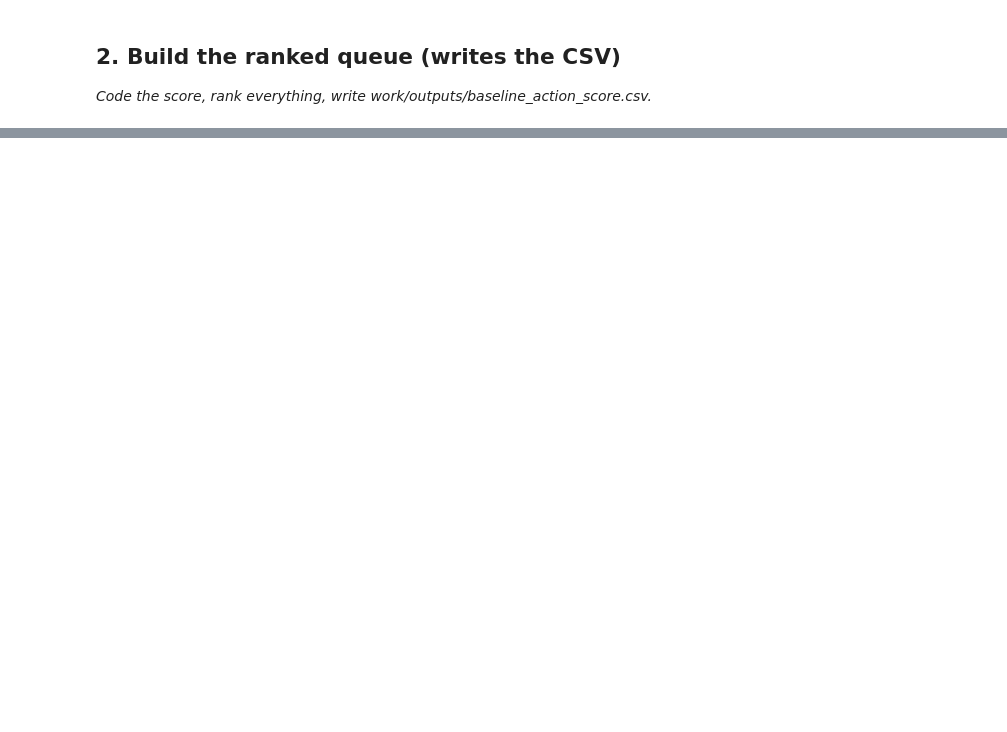
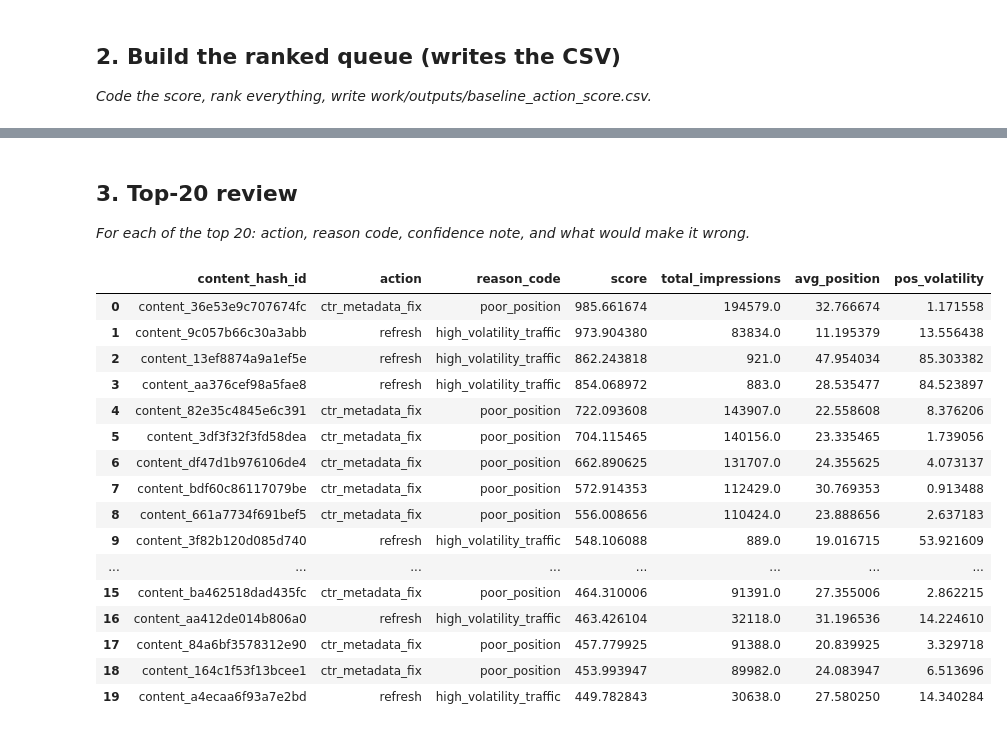
Before and after one commit to LaibaTaseen/flyrank-ml-internship, a Jupyter notebook: work/notebooks/w04_baseline_score.ipynb, the cells around one changed output, grey strips where cells are left out. Cells and saved outputs as stored; diff of their text form; code cells hidden in the pictures; blank space fills up the shorter version.

Commit message:
w04_baseline_score completed

```diff
--- a/work/notebooks/w04_baseline_score.ipynb
+++ b/work/notebooks/w04_baseline_score.ipynb
@@ -12,0 +28,18 @@ This skeleton is yours to fill. Work the sections **in order** — each one has
+# %%
+import duckdb
+
+con = duckdb.connect()
+con.execute(f"CREATE OR REPLACE SECRET hf (TYPE huggingface, TOKEN '{HF_TOKEN}')")
+
+REL = 'hf://datasets/FlyRank/internship-warehouse'
+TABLES = {
+    'dim_clients':                f"read_parquet('{REL}/dim_clients.parquet')",
+    'dim_content':                f"read_parquet('{REL}/dim_content.parquet')",
+    'fact_daily':                 f"read_parquet('{REL}/fact_content_daily_performance/**/*.parquet')",
+    'fact_daily_sample':          f"read_parquet('{REL}/fact_content_daily_performance_sample.parquet')",
+    'fact_query_90d':             f"read_parquet('{REL}/fact_content_query_90d.parquet')",
+}
+
+for name, src in TABLES.items():
+    n = con.sql(f'SELECT COUNT(*) FROM {src}').fetchone()[0]
+    print(f'{name:22} {n:>12,} rows')
@@ -19,0 +216,28 @@ This skeleton is yours to fill. Work the sections **in order** — each one has
+# %% [markdown]
+## 3. Top-20 review
+
+*For each of the top 20: action, reason code, confidence note, and what would make it wrong.*
+# %%
+# This cell is for CODE (numbers, a query, a check).
+# Write your text answer in the cell ABOVE this one — typing sentences here breaks Run All.
+
+top20 = ranked_queue.head(20)
+top20[['content_hash_id', 'action', 'reason_code', 'score', 'total_impressions', 'avg_position', 'pos_volatility']]
+# %% [output]
+|  | content_hash_id | action | reason_code | score | total_impressions | avg_position | pos_volatility |
+| 0 | content_36e53e9c707674fc | ctr_metadata_fix | poor_position | 985.661674 | 194579.0 | 32.766674 | 1.171558 |
+| 1 | content_9c057b66c30a3abb | refresh | high_volatility_traffic | 973.904380 | 83834.0 | 11.195379 | 13.556438 |
+| 2 | content_13ef8874a9a1ef5e | refresh | high_volatility_traffic | 862.243818 | 921.0 | 47.954034 | 85.303382 |
+| 3 | content_aa376cef98a5fae8 | refresh | high_volatility_traffic | 854.068972 | 883.0 | 28.535477 | 84.523897 |
+| 4 | content_82e35c4845e6c391 | ctr_metadata_fix | poor_position | 722.093608 | 143907.0 | 22.558608 | 8.376206 |
+| 5 | content_3df3f32f3fd58dea | ctr_metadata_fix | poor_position | 704.115465 | 140156.0 | 23.335465 | 1.739056 |
+| 6 | content_df47d1b976106de4 | ctr_metadata_fix | poor_position | 662.890625 | 131707.0 | 24.355625 | 4.073137 |
+| 7 | content_bdf60c86117079be | ctr_metadata_fix | poor_position | 572.914353 | 112429.0 | 30.769353 | 0.913488 |
+| 8 | content_661a7734f691bef5 | ctr_metadata_fix | poor_position | 556.008656 | 110424.0 | 23.888656 | 2.637183 |
+| 9 | content_3f82b120d085d740 | refresh | high_volatility_traffic | 548.106088 | 889.0 | 19.016715 | 53.921609 |
+| ... | ... | ... | ... | ... | ... | ... | ... |
+| 15 | content_ba462518dad435fc | ctr_metadata_fix | poor_position | 464.310006 | 91391.0 | 27.355006 | 2.862215 |
+| 16 | content_aa412de014b806a0 | refresh | high_volatility_traffic | 463.426104 | 32118.0 | 31.196536 | 14.224610 |
+| 17 | content_84a6bf3578312e90 | ctr_metadata_fix | poor_position | 457.779925 | 91388.0 | 20.839925 | 3.329718 |
+| 18 | content_164c1f53f13bcee1 | ctr_metadata_fix | poor_position | 453.993947 | 89982.0 | 24.083947 | 6.513696 |
+| 19 | content_a4ecaa6f93a7e2bd | refresh | high_volatility_traffic | 449.782843 | 30638.0 | 27.580250 | 14.340284 |
```
Also changed, not shown: parts of 18 cells of this notebook.
